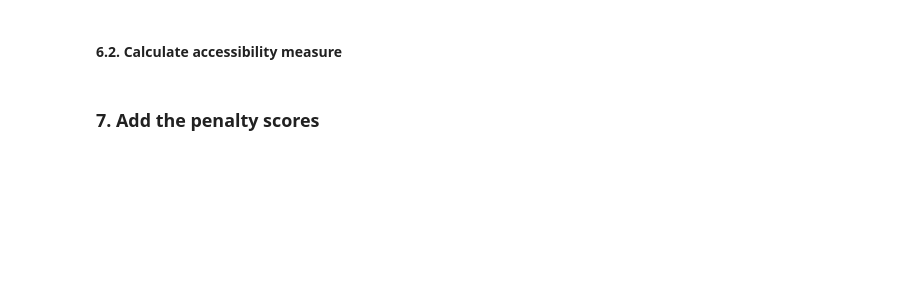
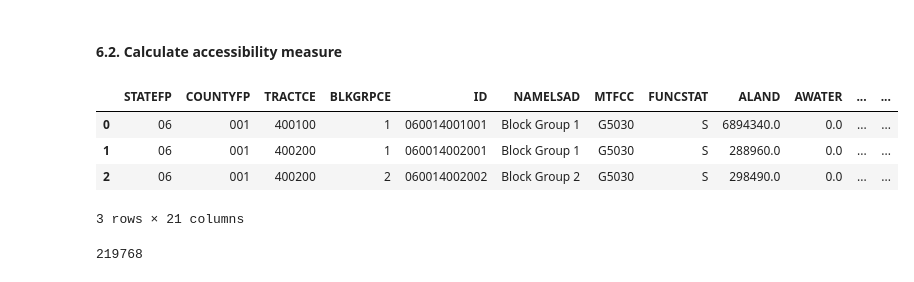
Before and after one commit to kcredit/Walkable-Accessibility-Score, a Jupyter notebook: src/Walkable Accessibility Score.ipynb, the cells around one changed output. Drawn from its saved outputs; the diff is of its cells as text; code cells hidden in the pictures; blank space fills up the shorter version.

```diff
--- a/src/Walkable Accessibility Score.ipynb
+++ b/src/Walkable Accessibility Score.ipynb
@@ -23,10 +27,9 @@ Load data that contain latitude and longitude as columns of the table. These cou
 # %%
 # Load 2019 InfoUSA data - other data can be used
 # Takes ~2 min to run
-df = pd.read_csv('../../../Downloads/1997_Business_Academic_QCQ.txt', sep=",", encoding='latin-1')
+df = pd.read_csv('../data/1997_Business_Academic_QCQ.txt', sep=",", encoding='latin-1')
 
 #Similarly, if you have a csv, you could read it as:
-#
 df.head(10)
 # %% [output]
 |  | Company | Address Line 1 | City | State | ZipCode | Zip4 | County Code | Area Code | IDCode | ... |
@@ -397,0 +370,7 @@ cost5.sort_values(by=['origin','euclidean'],inplace=True)
+# %%
+# Run function for each smaller dataframe
+cost0 = clean_dataframe(closest_am0)
+cost1 = clean_dataframe(closest_am1)
+cost2 = clean_dataframe(closest_am2)
+cost3 = clean_dataframe(closest_am3)
+cost4 = clean_dataframe(closest_am4)
@@ -452,2 +400,41 @@ cost_merge5 = s_v5.merge(cost_sum5, how='inner', on='ID')
-# %% [markdown]
-### 7. Add the penalty scores
+# %%
+def access_measure(df_cost, df_sv, upper, decay):
+    # Calculate time from euclidean distance
+    # https://journals-sagepub-com.may.idm.oclc.org/doi/10.1177/0265813516641685
+    df_cost['time'] = (df_cost['euclidean'] * 3600) / 5000  # convert distance into time (rate of 5kph)
+
+    # Calculate LogitT_5 using the provided formula
+    df_cost['LogitT_5'] = 1 - (1 / (np.exp((upper / 180) - decay * df_cost['time']) + 1))
+
+    # Sum weighted distances by tract (origin) ID
+    cost_sum = df_cost.groupby("origin").sum()
+    cost_sum['ID'] = cost_sum.index
+
+    # Merge with the corresponding smaller sv original dataframe
+    cost_merge = df_sv.merge(cost_sum, how='inner', on='ID')
+
+    return cost_merge
+# %%
+# choose 'upper' parameter (for testing)
+# upper = 800
+# upper = 1600
+# upper = 2400
+
+# choose decay rate
+# decay = .005
+# decay = .008
+# decay = .01
+
+result0 = access_measure(cost0, sv[0], upper=800, decay=.005)
+result1 = access_measure(cost1, sv[1], upper=800, decay=.005)
+result2 = access_measure(cost2, sv[2], upper=800, decay=.005)
+result3 = access_measure(cost3, sv[3], upper=800, decay=.005)
+result4 = access_measure(cost4, sv[4], upper=800, decay=.005)
+# %%
+result0.head(3)
+# %% [output]
+|  | STATEFP | COUNTYFP | TRACTCE | BLKGRPCE | ID | NAMELSAD | MTFCC | FUNCSTAT | ALAND | AWATER | ... | ... |
+| 0 | 06 | 001 | 400100 | 1 | 060014001001 | Block Group 1 | G5030 | S | 6894340.0 | 0.0 | ... | ... |
+| 1 | 06 | 001 | 400200 | 1 | 060014002001 | Block Group 1 | G5030 | S | 288960.0 | 0.0 | ... | ... |
+| 2 | 06 | 001 | 400200 | 2 | 060014002002 | Block Group 2 | G5030 | S | 298490.0 | 0.0 | ... | ... |
+3 rows × 21 columns
@@ -453,0 +444,4 @@ cost_merge5 = s_v5.merge(cost_sum5, how='inner', on='ID')
+# %%
+len(combined_df)
+# %% [output]
+219768
```
Also changed, not shown: parts of 38 cells of this notebook.
